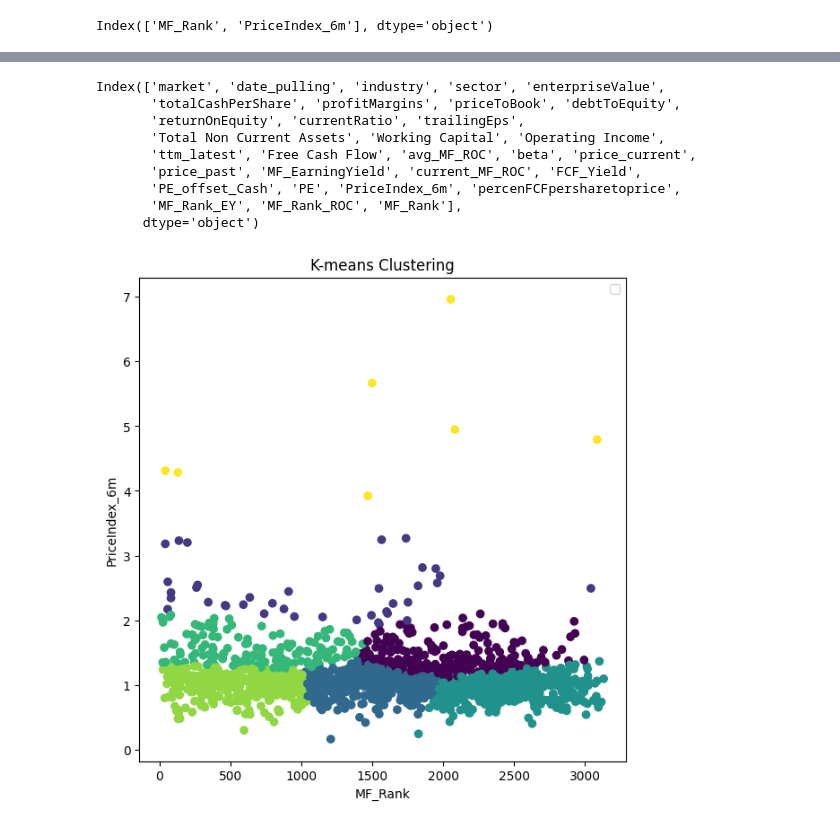
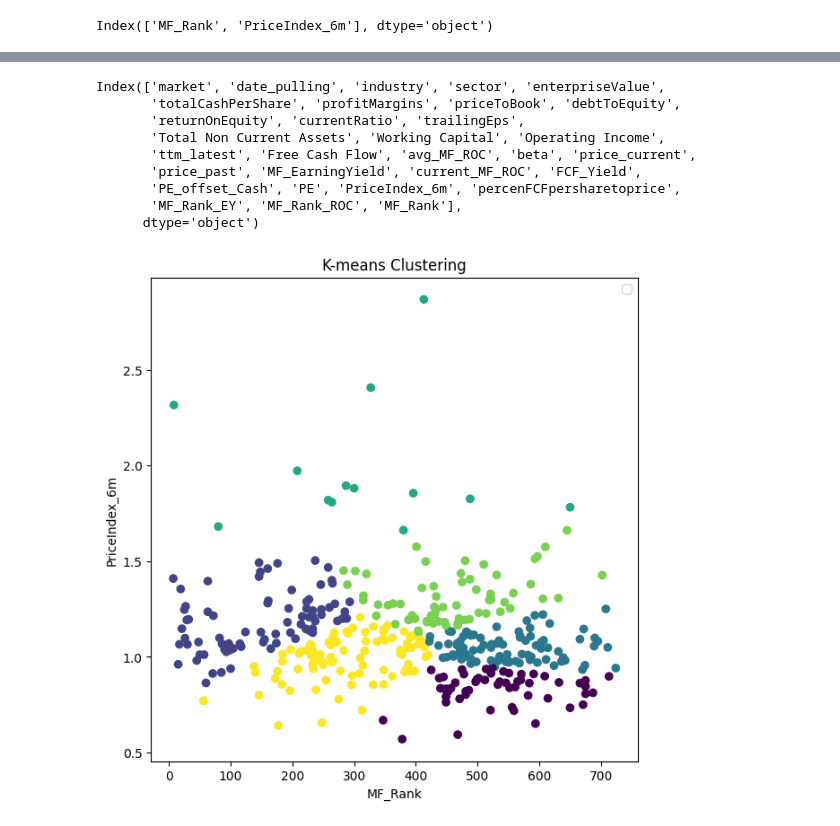
Before and after one commit to NarasetS/Essence_of_Healthy_Stocks, a Jupyter notebook: 3_ClusteringAnalysis.ipynb, the cells around one changed output, grey strips where cells are left out. Cells and saved outputs as stored; diff of their text form; code cells hidden in the pictures.

```diff
--- a/3_ClusteringAnalysis.ipynb
+++ b/3_ClusteringAnalysis.ipynb
@@ -9,7 +9,7 @@ from sklearn.preprocessing import StandardScaler
 from sklearn.metrics import silhouette_score
 # Load your dataset
 
-filename = 'df_list_stock_US.csv'
+filename = 'df_list_stock_sp500.csv'
 data = pd.read_csv(filename)
 # %%
 print(len(data))
@@ -128,36 +128,36 @@ plt.show()
 # %%
 # K-means clustering
-n_clusters = 7
+n_clusters = 6
 kmeans = KMeans(n_clusters=n_clusters,random_state = 1)
 kmeans_labels = kmeans.fit_predict(scaled_data)
 
 # Plotting the clusters
 fig, ax1 = plt.subplots(1, 1, figsize=(7, 7))
 
 print(data.columns)
 yax = "PriceIndex_6m"
 xax = "MF_Rank"
 
 # K-means plot
 ax1.scatter(data[xax], data[yax], c=kmeans_labels, cmap='viridis')
 ax1.set_title('K-means Clustering')
 ax1.set_xlabel(xax)
 ax1.set_ylabel(yax)
 ax1.legend(loc='upper right')
 
 
 plt.show()
 # %% [output]
 Index(['market', 'date_pulling', 'industry', 'sector', 'enterpriseValue',
        'totalCashPerShare', 'profitMargins', 'priceToBook', 'debtToEquity',
        'returnOnEquity', 'currentRatio', 'trailingEps',
        'Total Non Current Assets', 'Working Capital', 'Operating Income',
        'ttm_latest', 'Free Cash Flow', 'avg_MF_ROC', 'beta', 'price_current',
        'price_past', 'MF_EarningYield', 'current_MF_ROC', 'FCF_Yield',
        'PE_offset_Cash', 'PE', 'PriceIndex_6m', 'percenFCFpersharetoprice',
        'MF_Rank_EY', 'MF_Rank_ROC', 'MF_Rank'],
       dtype='object')
-[figure, old version]
+[figure, new version]
 # %%
 data['clusterno_kmeans'] = kmeans_labels
 data.to_csv('clustered_'+filename,index= True)
```
Also changed, not shown: parts of 9 cells of this notebook, 3 other files.
